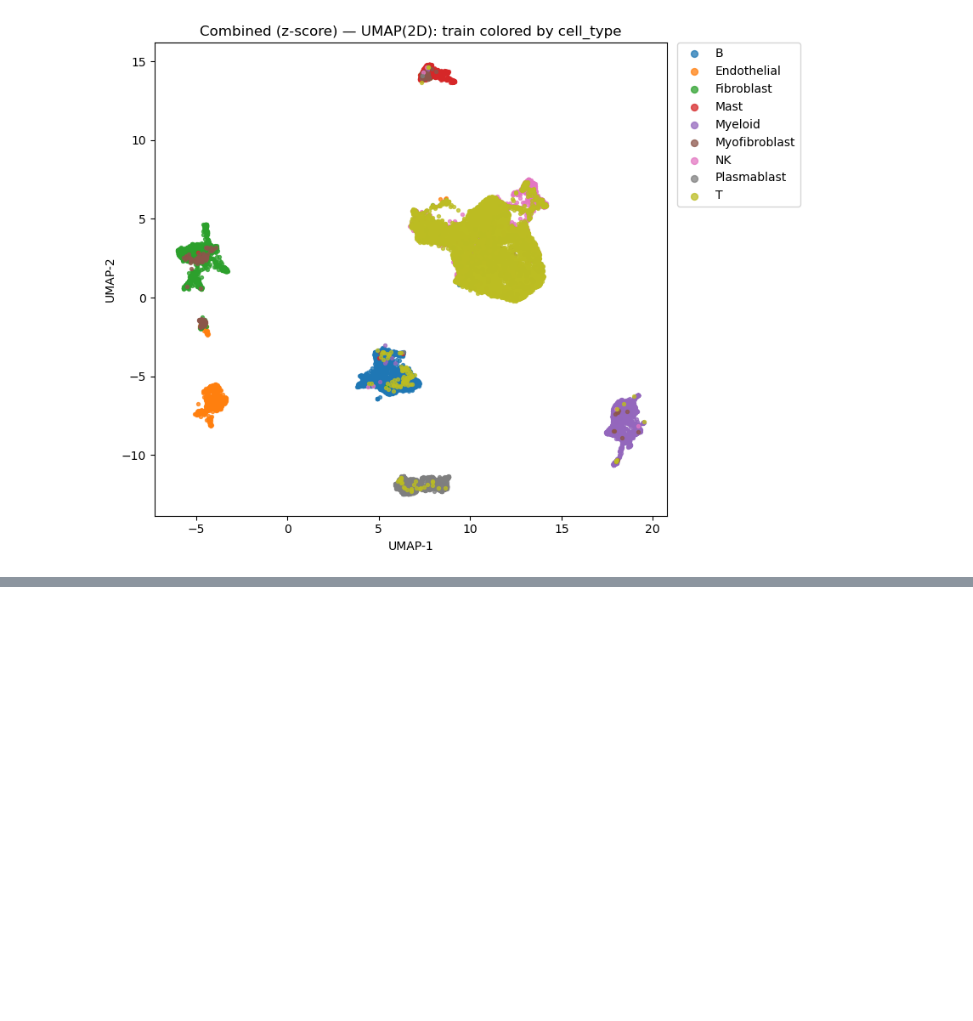
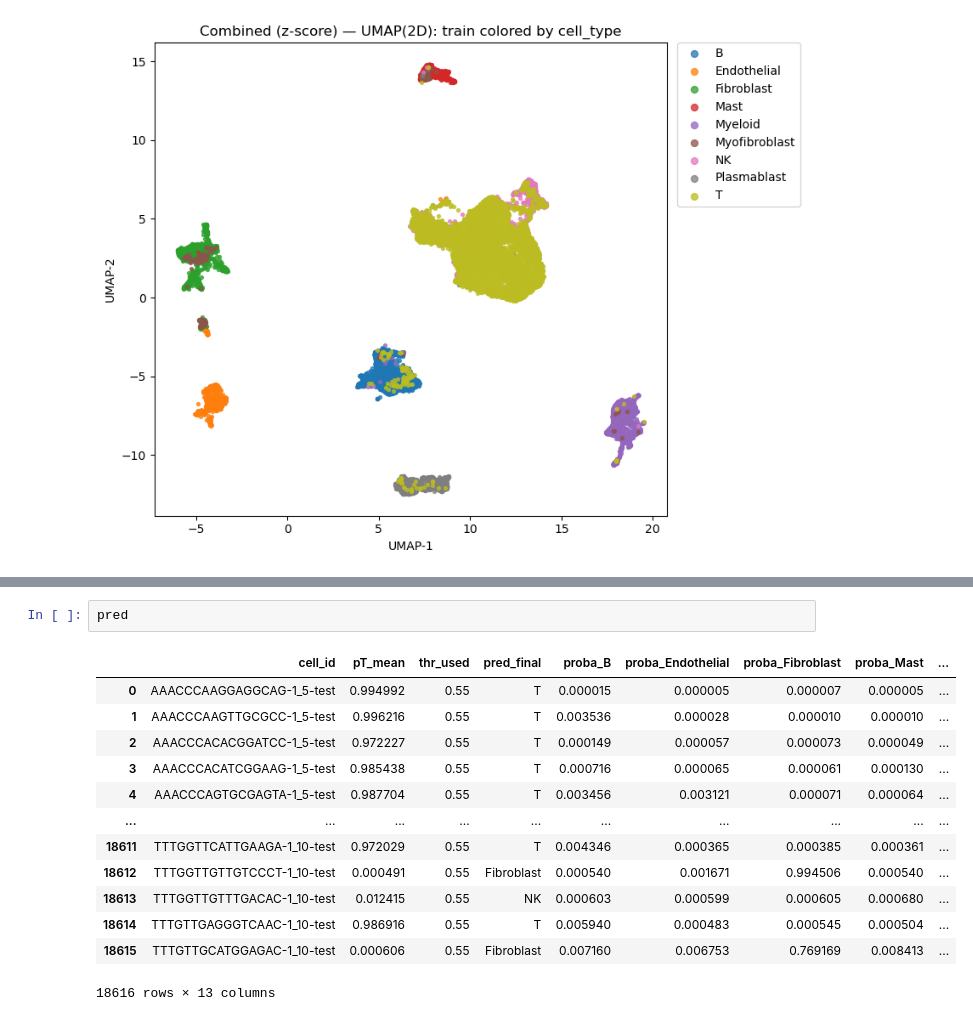
Before and after one commit to Dewey-Wang/Bulk-RNA-Deco-and-Clustering, a Jupyter notebook: workflow/2. clustering train.ipynb, the cells around one changed output, grey strips where cells are left out. Drawn from its saved outputs; the diff is of its cells as text; blank space fills up the shorter version.

```diff
--- a/workflow/2. clustering train.ipynb
+++ b/workflow/2. clustering train.ipynb
@@ -2353,0 +2955,16 @@ if __name__ == "__main__":
+# %%
+pred
+# %% [output]
+|  | cell_id | pT_mean | thr_used | pred_final | proba_B | proba_Endothelial | proba_Fibroblast | proba_Mast | ... |
+| 0 | AAACCCAAGGAGGCAG-1_5-test | 0.994992 | 0.55 | T | 0.000015 | 0.000005 | 0.000007 | 0.000005 | ... |
+| 1 | AAACCCAAGTTGCGCC-1_5-test | 0.996216 | 0.55 | T | 0.003536 | 0.000028 | 0.000010 | 0.000010 | ... |
+| 2 | AAACCCACACGGATCC-1_5-test | 0.972227 | 0.55 | T | 0.000149 | 0.000057 | 0.000073 | 0.000049 | ... |
+| 3 | AAACCCACATCGGAAG-1_5-test | 0.985438 | 0.55 | T | 0.000716 | 0.000065 | 0.000061 | 0.000130 | ... |
+| 4 | AAACCCAGTGCGAGTA-1_5-test | 0.987704 | 0.55 | T | 0.003456 | 0.003121 | 0.000071 | 0.000064 | ... |
+| ... | ... | ... | ... | ... | ... | ... | ... | ... | ... |
+| 18611 | TTTGGTTCATTGAAGA-1_10-test | 0.972029 | 0.55 | T | 0.004346 | 0.000365 | 0.000385 | 0.000361 | ... |
+| 18612 | TTTGGTTGTTGTCCCT-1_10-test | 0.000491 | 0.55 | Fibroblast | 0.000540 | 0.001671 | 0.994506 | 0.000540 | ... |
+| 18613 | TTTGGTTGTTTGACAC-1_10-test | 0.012415 | 0.55 | NK | 0.000603 | 0.000599 | 0.000605 | 0.000680 | ... |
+| 18614 | TTTGTTGAGGGTCAAC-1_10-test | 0.986916 | 0.55 | T | 0.005940 | 0.000483 | 0.000545 | 0.000504 | ... |
+| 18615 | TTTGTTGCATGGAGAC-1_10-test | 0.000606 | 0.55 | Fibroblast | 0.007160 | 0.006753 | 0.769169 | 0.008413 | ... |
+18616 rows × 13 columns
```
Also changed, not shown: parts of 12 cells of this notebook, 56 other files.
